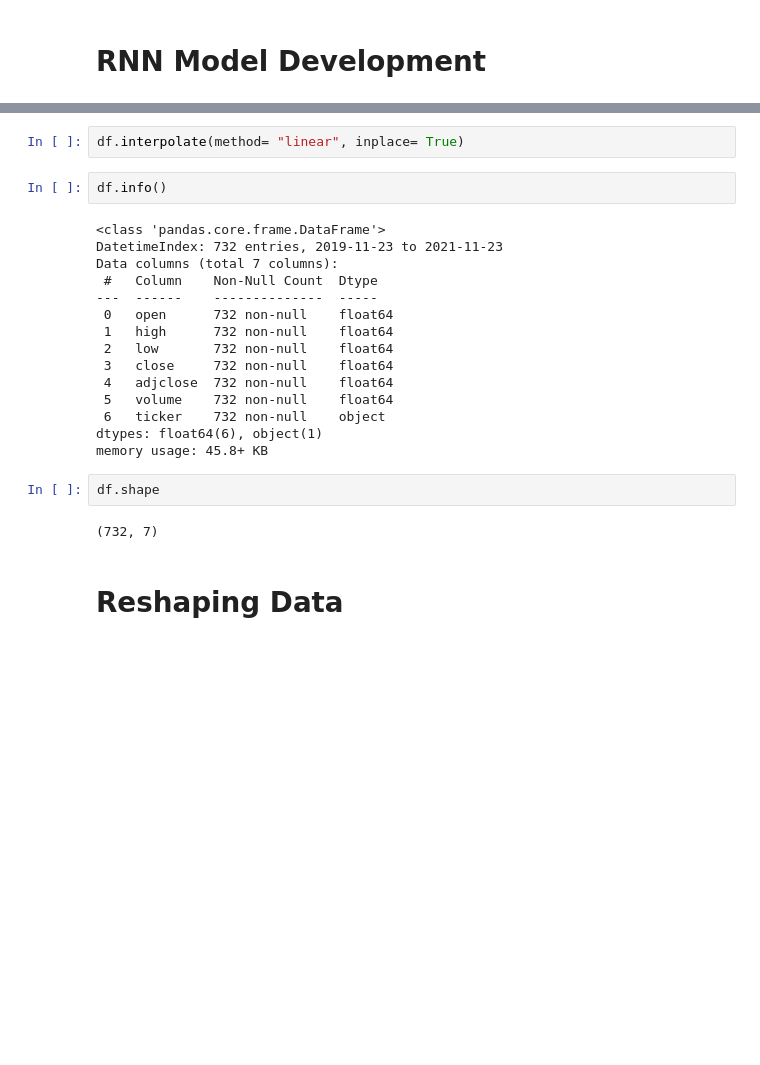
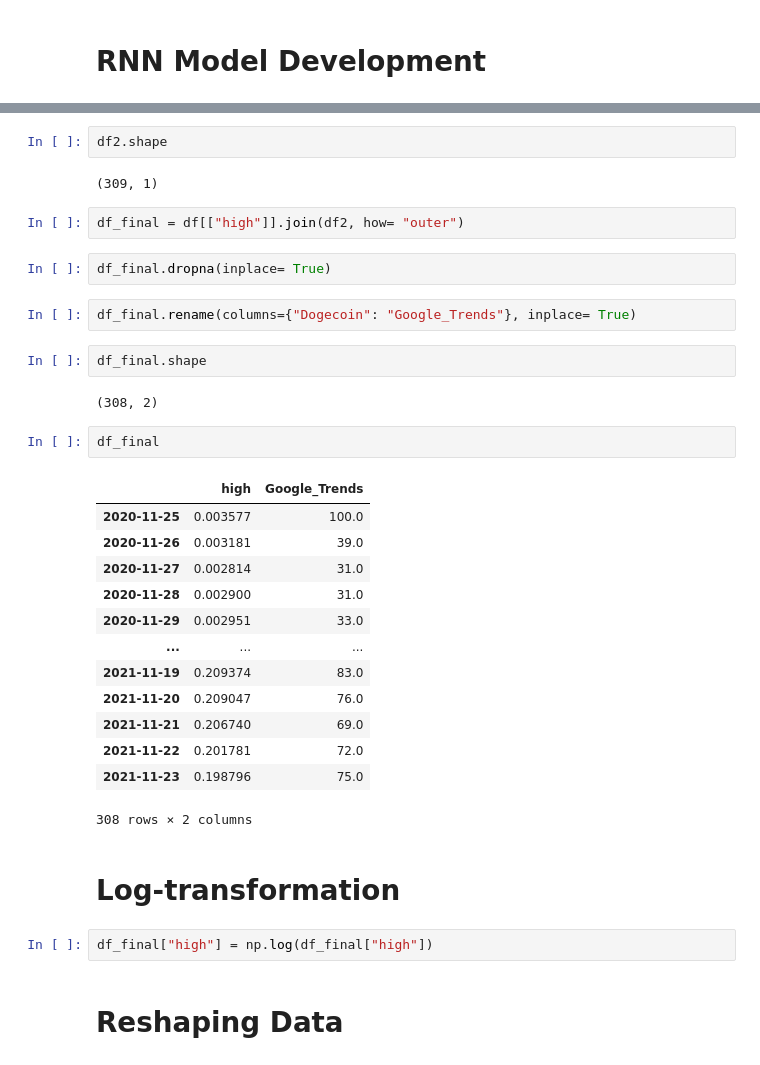
Before and after one commit to modverre/crypto_prediction, a Jupyter notebook: notebooks/RNN_Model_Env.ipynb, the cells around one changed output, grey strips where cells are left out. Saved outputs shown, nothing was run; the diff lists cells and outputs as text; blank space fills up the shorter version.

```diff
--- a/notebooks/RNN_Model_Env.ipynb
+++ b/notebooks/RNN_Model_Env.ipynb
@@ -40,26 +57,37 @@ df.head()
-# %%
-df.interpolate(method= "linear", inplace= True)
-# %%
-df.info()
-# %% [output]
-<class 'pandas.core.frame.DataFrame'>
-DatetimeIndex: 732 entries, 2019-11-23 to 2021-11-23
-Data columns (total 7 columns):
- #   Column    Non-Null Count  Dtype
----  ------    --------------  -----
- 0   open      732 non-null    float64
- 1   high      732 non-null    float64
- 2   low       732 non-null    float64
- 3   close     732 non-null    float64
- 4   adjclose  732 non-null    float64
- 5   volume    732 non-null    float64
- 6   ticker    732 non-null    object
-dtypes: float64(6), object(1)
-memory usage: 45.8+ KB
 # %%
-df.shape
+df2.shape
 # %% [output]
-(732, 7)
+(309, 1)
+# %%
+df_final = df[["high"]].join(df2, how= "outer")
+# %%
+df_final.dropna(inplace= True)
+# %%
+df_final.rename(columns={"Dogecoin": "Google_Trends"}, inplace= True)
+# %%
+df_final.shape
+# %% [output]
+(308, 2)
+# %%
+df_final
+# %% [output]
+|  | high | Google_Trends |
+| 2020-11-25 | 0.003577 | 100.0 |
+| 2020-11-26 | 0.003181 | 39.0 |
+| 2020-11-27 | 0.002814 | 31.0 |
+| 2020-11-28 | 0.002900 | 31.0 |
+| 2020-11-29 | 0.002951 | 33.0 |
+| ... | ... | ... |
+| 2021-11-19 | 0.209374 | 83.0 |
+| 2021-11-20 | 0.209047 | 76.0 |
+| 2021-11-21 | 0.206740 | 69.0 |
+| 2021-11-22 | 0.201781 | 72.0 |
+| 2021-11-23 | 0.198796 | 75.0 |
+308 rows × 2 columns
+# %% [markdown]
+# Log-transformation
+# %%
+df_final["high"] = np.log(df_final["high"])
 # %% [markdown]
 # Reshaping Data
 # %%
```
Also changed, not shown: parts of 28 cells of this notebook.
